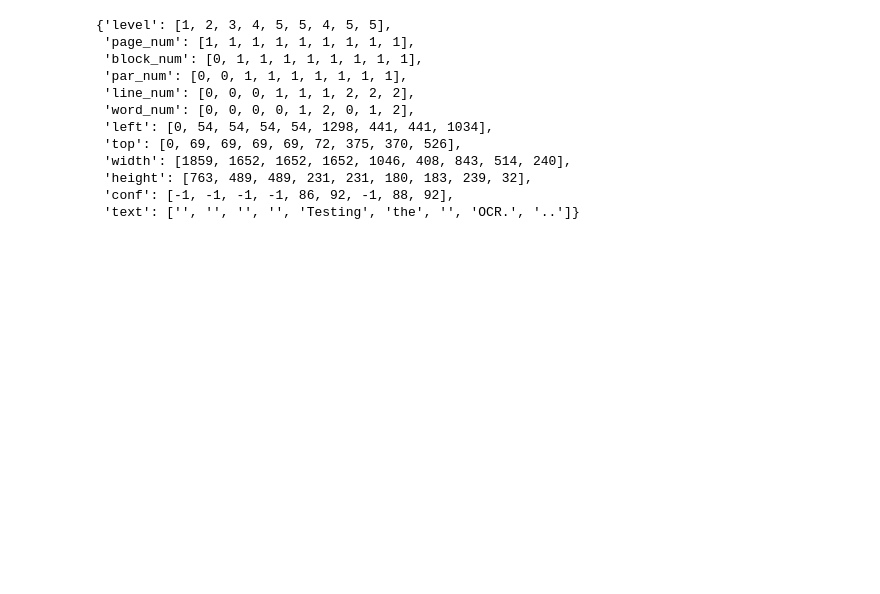
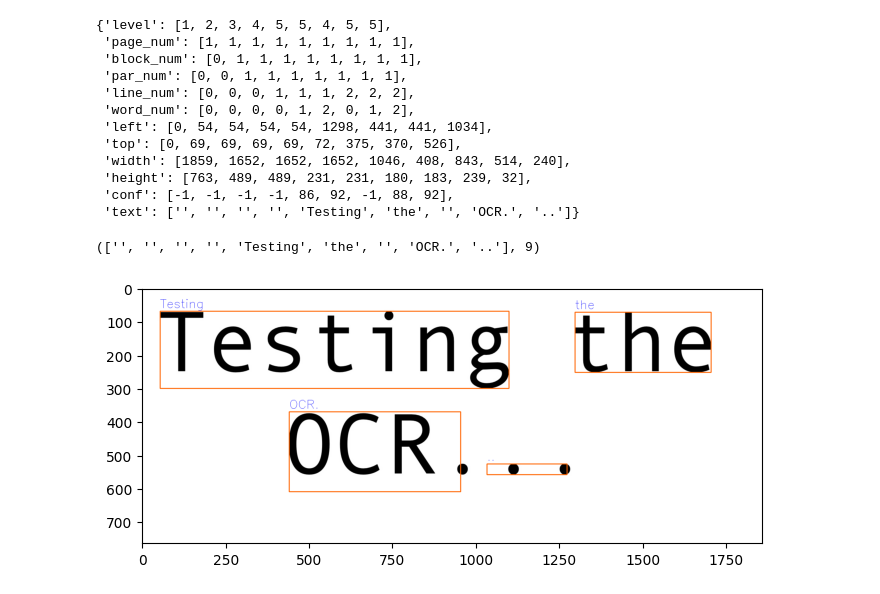
Before and after one commit to pappucode/Optical-Character-Recognition-OCR-in-Python, a Jupyter notebook: OCR with Python and Tesseract.ipynb, the cells around one changed output. Cells and saved outputs as stored; diff of their text form; code cells hidden in the pictures; blank space fills up the shorter version.

```diff
--- a/OCR with Python and Tesseract.ipynb
+++ b/OCR with Python and Tesseract.ipynb
@@ -204,3 +204,37 @@ result
  'height': [763, 489, 489, 231, 231, 180, 183, 239, 32],
  'conf': [-1, -1, -1, -1, 86, 92, -1, 88, 92],
  'text': ['', '', '', '', 'Testing', 'the', '', 'OCR.', '..']}
+# %%
+result['text'], len(result['text'])
+# %% [output]
+(['', '', '', '', 'Testing', 'the', '', 'OCR.', '..'], 9)
+# %%
+def bounding_box(result, img, i, color = (255, 100, 0)):
+    x = result['left'][i]
+    y = result['top'][i]
+    w = result['width'][i]
+    h = result['height'][i]
+
+    cv2.rectangle(img, (x, y), (x + w, y + h), color, 2)
+
+    return x, y, img
+# %%
+img_copy = rgb.copy()
+min_confidence = 40
+for i in range(0, len(result['text'])):
+    #print(i)
+    confidence = result['conf'][i]
+    #print(confidence)
+    if confidence > min_confidence:
+        #print(confidence)
+        x, y, img = bounding_box(result, img_copy, i)
+        #print(x, y)
+        text = result['text'][i]
+        #This is the opencv function to change the image and draw the text in it
+        cv2.putText(img_copy, text, (x, y-10), cv2.FONT_HERSHEY_SIMPLEX, 1.2, (0, 0, 255))
+
+plt.figure(figsize=(8,6))
+plt.imshow(img_copy)
+plt.show()
+# %% [output]
+[figure, added]
```
Also changed, not shown: parts of 18 cells of this notebook, 3 other files.
